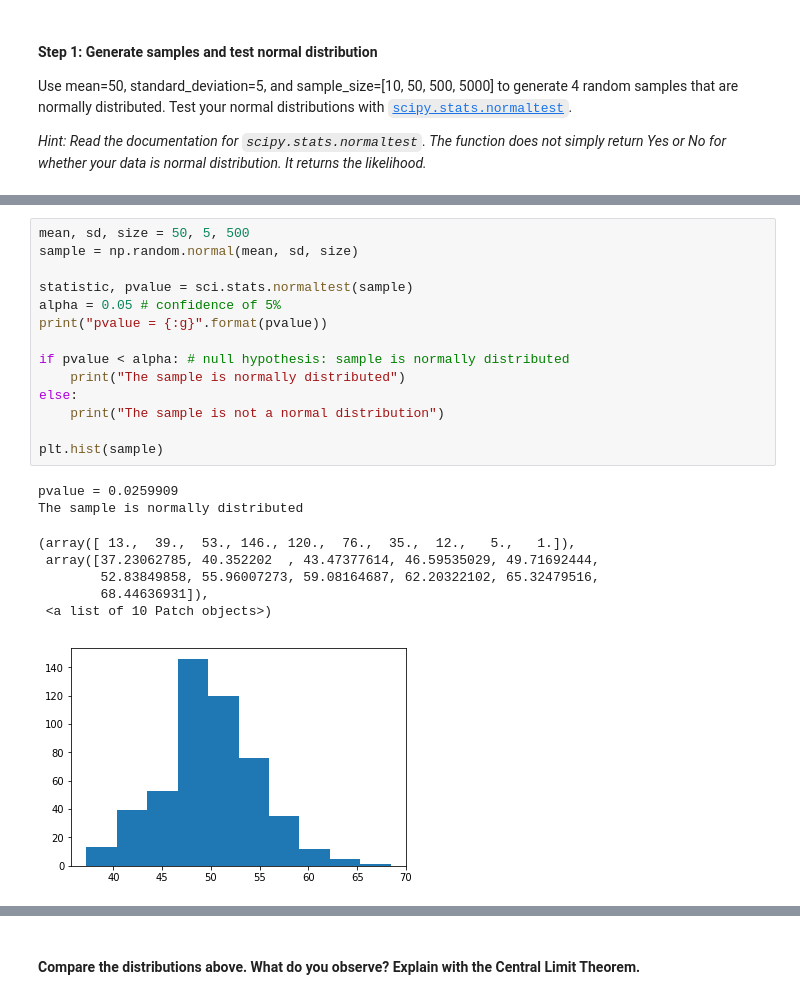
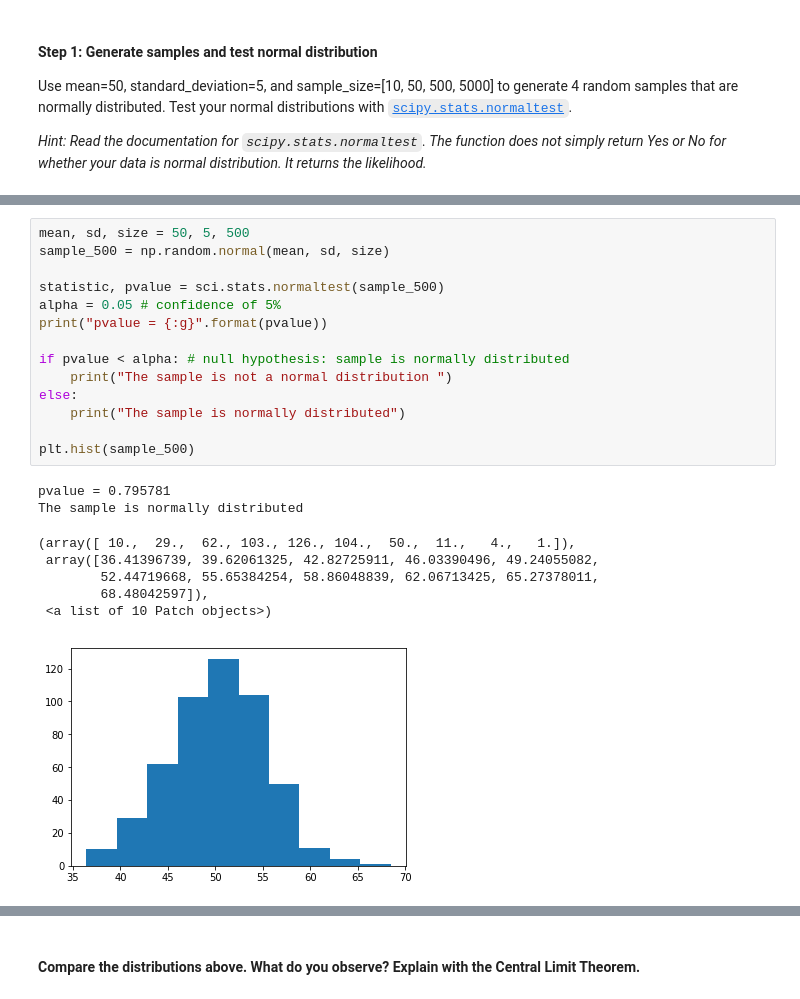
Before and after one commit to marisfont/madrid-oct-2018, a Jupyter notebook: module-2/lab-probability-distribution/your_code/main.ipynb, the cells around one changed output, grey strips where cells are left out. Saved outputs shown, nothing was run; the diff lists cells and outputs as text.

```diff
--- a/module-2/lab-probability-distribution/your_code/main.ipynb
+++ b/module-2/lab-probability-distribution/your_code/main.ipynb
@@ -72,25 +73,25 @@ The sample is not a normal distribution
 # %%
 mean, sd, size = 50, 5, 500
-sample = np.random.normal(mean, sd, size)
+sample_500 = np.random.normal(mean, sd, size)
 
-statistic, pvalue = sci.stats.normaltest(sample)
+statistic, pvalue = sci.stats.normaltest(sample_500)
 alpha = 0.05 # confidence of 5%
 print("pvalue = {:g}".format(pvalue))
 
 if pvalue < alpha: # null hypothesis: sample is normally distributed
+    print("The sample is not a normal distribution ")
+else:
     print("The sample is normally distributed")
-else:
-    print("The sample is not a normal distribution")
 
-plt.hist(sample)
+plt.hist(sample_500)
 # %% [output]
-pvalue = 0.0259909
+pvalue = 0.795781
 The sample is normally distributed
-(array([ 13.,  39.,  53., 146., 120.,  76.,  35.,  12.,   5.,   1.]),
- array([37.23062785, 40.352202  , 43.47377614, 46.59535029, 49.71692444,
-        52.83849858, 55.96007273, 59.08164687, 62.20322102, 65.32479516,
-        68.44636931]),
+(array([ 10.,  29.,  62., 103., 126., 104.,  50.,  11.,   4.,   1.]),
+ array([36.41396739, 39.62061325, 42.82725911, 46.03390496, 49.24055082,
+        52.44719668, 55.65384254, 58.86048839, 62.06713425, 65.27378011,
+        68.48042597]),
  <a list of 10 Patch objects>)
-[figure, old version]
+[figure, new version]
 # %%
 mean, sd, size = 50, 5, 5000
```
Also changed, not shown: parts of 8 cells of this notebook.
